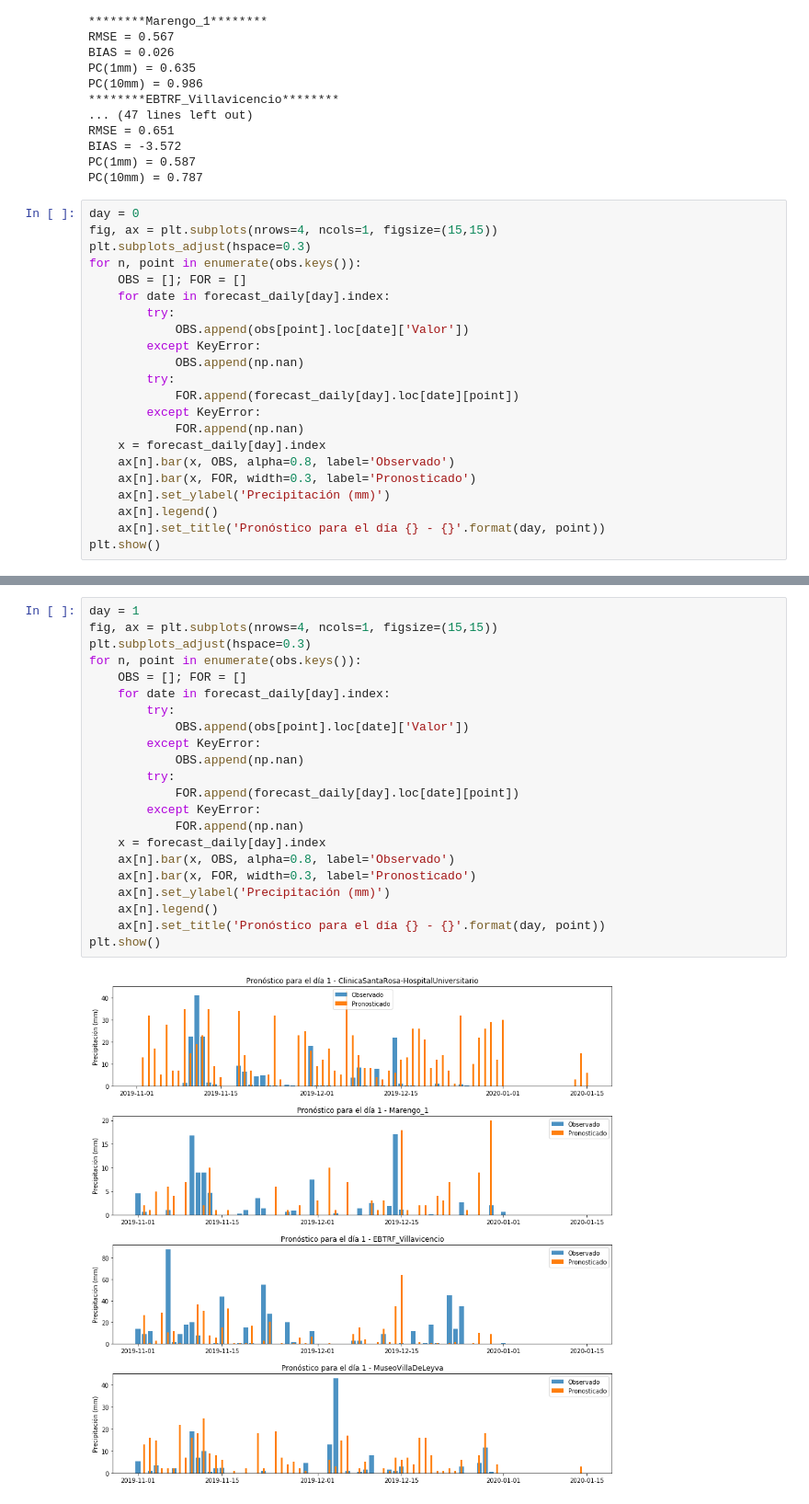
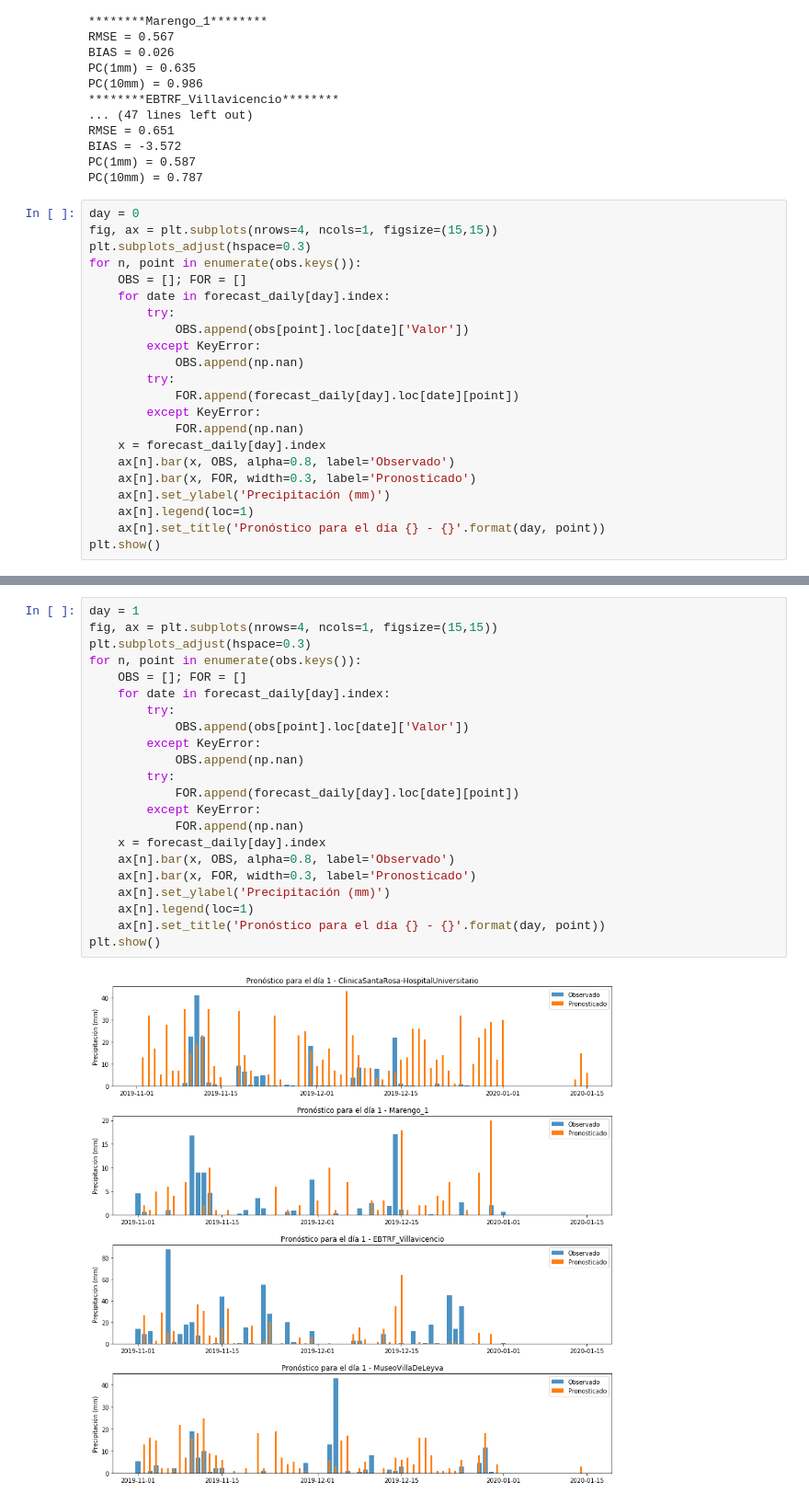
Before and after one commit to daquinterop/forecast_verification, a Jupyter notebook: verification.ipynb, the cells around one changed output, grey strips where cells are left out. Shown at 92% size. Saved outputs shown, nothing was run; the diff lists cells and outputs as text.

```diff
--- a/verification.ipynb
+++ b/verification.ipynb
@@ -145,7 +145,7 @@ for n, point in enumerate(obs.keys()):
     ax[n].bar(x, OBS, alpha=0.8, label='Observado')
     ax[n].bar(x, FOR, width=0.3, label='Pronosticado')
     ax[n].set_ylabel('Precipitación (mm)')
-    ax[n].legend()
+    ax[n].legend(loc=1)
     ax[n].set_title('Pronóstico para el día {} - {}'.format(day, point))
 plt.show()
 # %% [output]
@@ -153,27 +153,27 @@ plt.show()
 # %%
 day = 1
 fig, ax = plt.subplots(nrows=4, ncols=1, figsize=(15,15))
 plt.subplots_adjust(hspace=0.3)
 for n, point in enumerate(obs.keys()):
     OBS = []; FOR = []
     for date in forecast_daily[day].index:
         try:
             OBS.append(obs[point].loc[date]['Valor'])
         except KeyError:
             OBS.append(np.nan)
         try:
             FOR.append(forecast_daily[day].loc[date][point])
         except KeyError:
             FOR.append(np.nan)
     x = forecast_daily[day].index
     ax[n].bar(x, OBS, alpha=0.8, label='Observado')
     ax[n].bar(x, FOR, width=0.3, label='Pronosticado')
     ax[n].set_ylabel('Precipitación (mm)')
-    ax[n].legend()
+    ax[n].legend(loc=1)
     ax[n].set_title('Pronóstico para el día {} - {}'.format(day, point))
 plt.show()
 # %% [output]
-[figure, old version]
+[figure, new version]
 # %%
 day = 2
 fig, ax = plt.subplots(nrows=4, ncols=1, figsize=(15,15))
```
Also changed, not shown: parts of 2 cells of this notebook.
